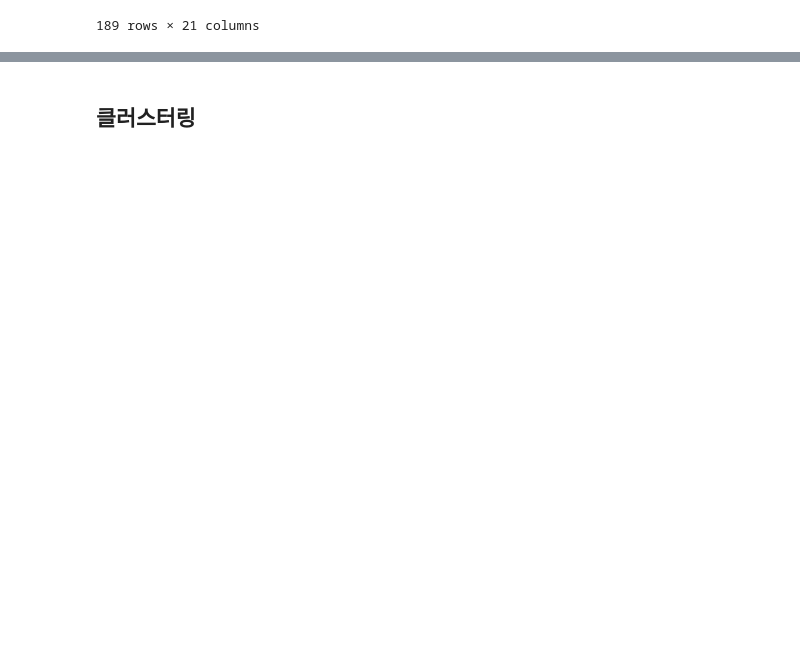
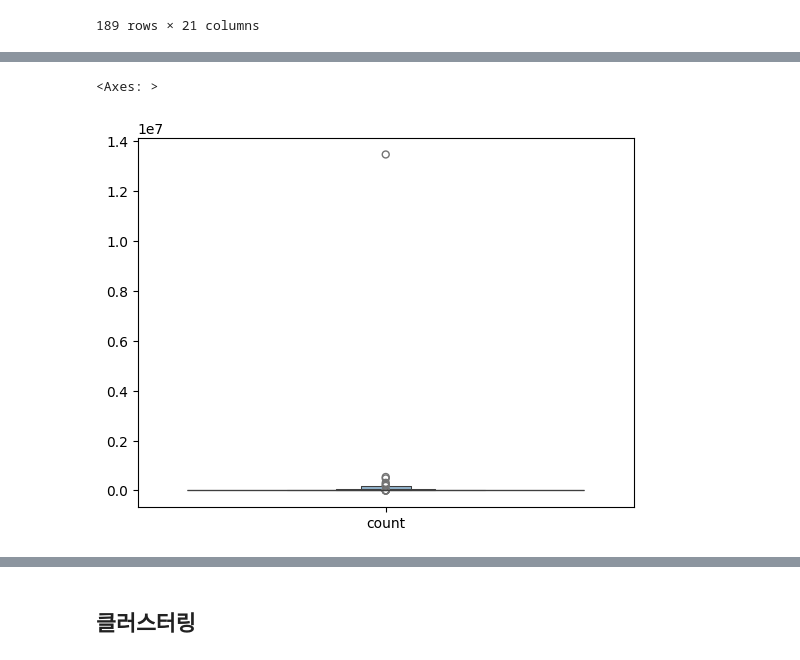
Before and after one commit to sese7414/reward_ads_project, a Jupyter notebook: Sehee/preprocessing.ipynb, the cells around one changed output, grey strips where cells are left out. Saved outputs shown, nothing was run; the diff lists cells and outputs as text; code cells hidden in the pictures; blank space fills up the shorter version.

```diff
--- a/Sehee/preprocessing.ipynb
+++ b/Sehee/preprocessing.ipynb
@@ -2008,0 +2057,5 @@ scale_features
+# %%
+sns.boxenplot(scale_features['ads_type'])
+# %% [output]
+<Axes: >
+[figure, added]
```
Also changed, not shown: parts of 9 cells of this notebook.
